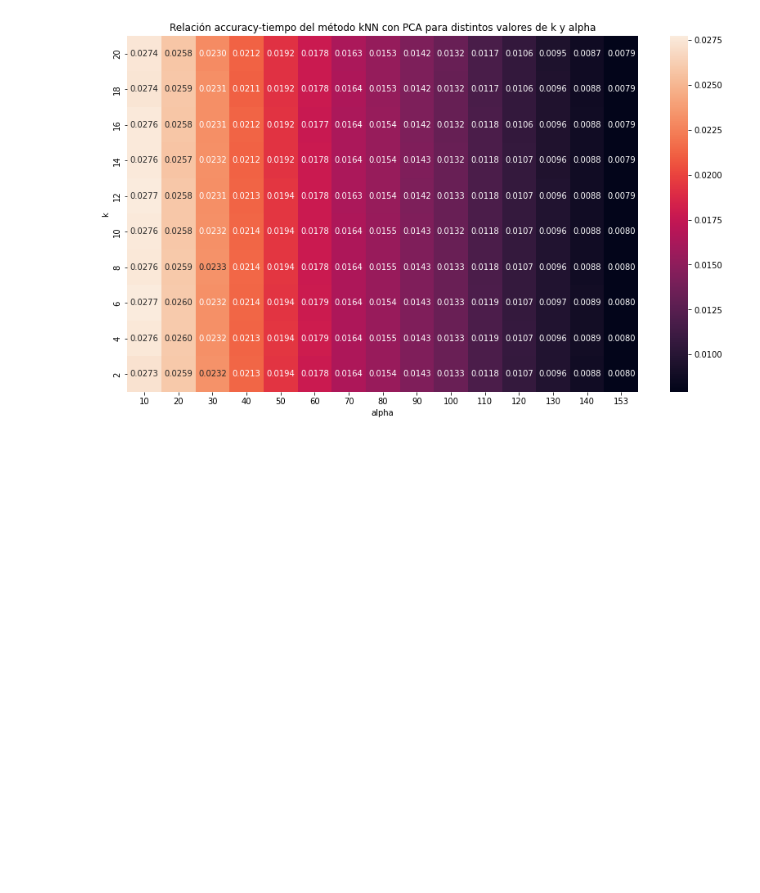
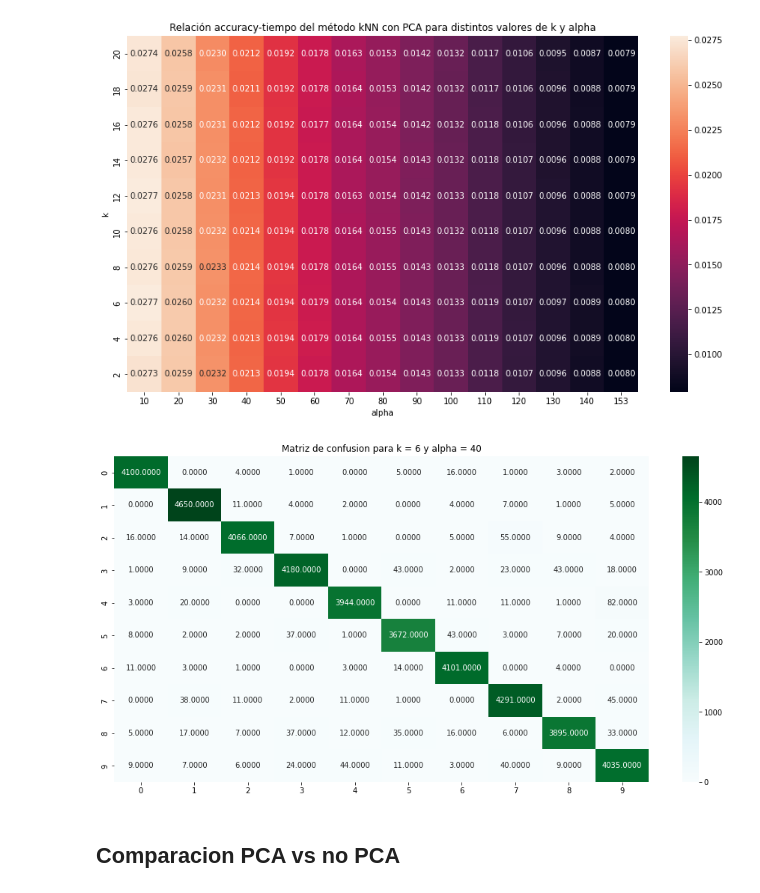
Before and after one commit to pablolp99/mn-tp2, a Jupyter notebook: notebooks/plots.ipynb, the cells around one changed output. Drawn from its saved outputs; the diff is of its cells as text; code cells hidden in the pictures; blank space fills up the shorter version.

```diff
--- a/notebooks/plots.ipynb
+++ b/notebooks/plots.ipynb
@@ -8559,10 +10732,11 @@ import seaborn as sb
 grid = {
     "k": [2, 4, 6, 8, 10, 12, 14, 16, 18, 20],
     "alpha": [10, 20, 30, 40, 50, 60, 70, 80, 90, 100, 110, 120, 130, 140, 153],
+    "size": [5000, 10000, 15000, 20000, 25000, 30000, 35000, 42000],
+    "kfold": [2, 5, 10, 15, 20],
+    "size_k": [1] + [1000*i for i in range(1, 22)]
 }
 
 kes = [2, 4, 6, 8, 10, 12, 14, 16, 18, 20]
 
 kes.reverse()
-
-kes
@@ -8639,2 +10813,24 @@ fig.savefig("imgs/knn_with_pca_ratio.png")
 # %% [output]
 [figure]
+# %%
+confusion_matrix = metrics["6 - 40"]["confusion-matrix"]
+final_matrix = []
+
+for i in range(len(confusion_matrix[0])):
+    temp = []
+    for j in range(len(confusion_matrix[0][0])):
+        temp.append(sum([confusion_matrix[k][i][j] for k in range(len(confusion_matrix))]))
+
+    final_matrix.append(temp)
+
+fig, ax = plt.subplots(figsize=(16,8))
+
+heatmap_times = sb.heatmap(final_matrix, annot=True, ax=ax, fmt='.4f', cmap="BuGn")
+
+plt.title("Matriz de confusion para k = 6 y alpha = 40")
+
+fig.savefig("imgs/conf_matrix_best_params.png", dpi=200)
+# %% [output]
+[figure, added]
+# %% [markdown]
+## Comparacion PCA vs no PCA
```
Also changed, not shown: parts of 20 cells of this notebook, 22 other files.
